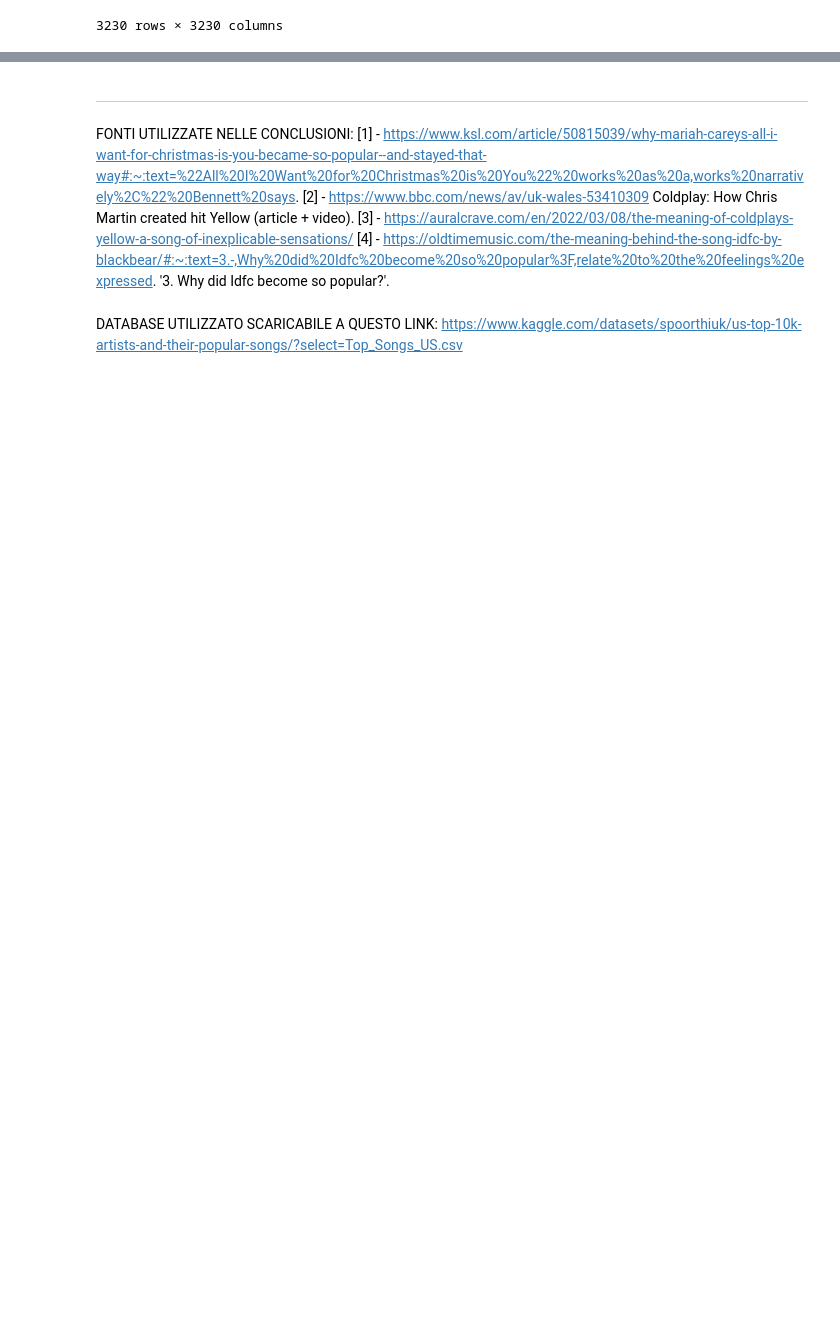
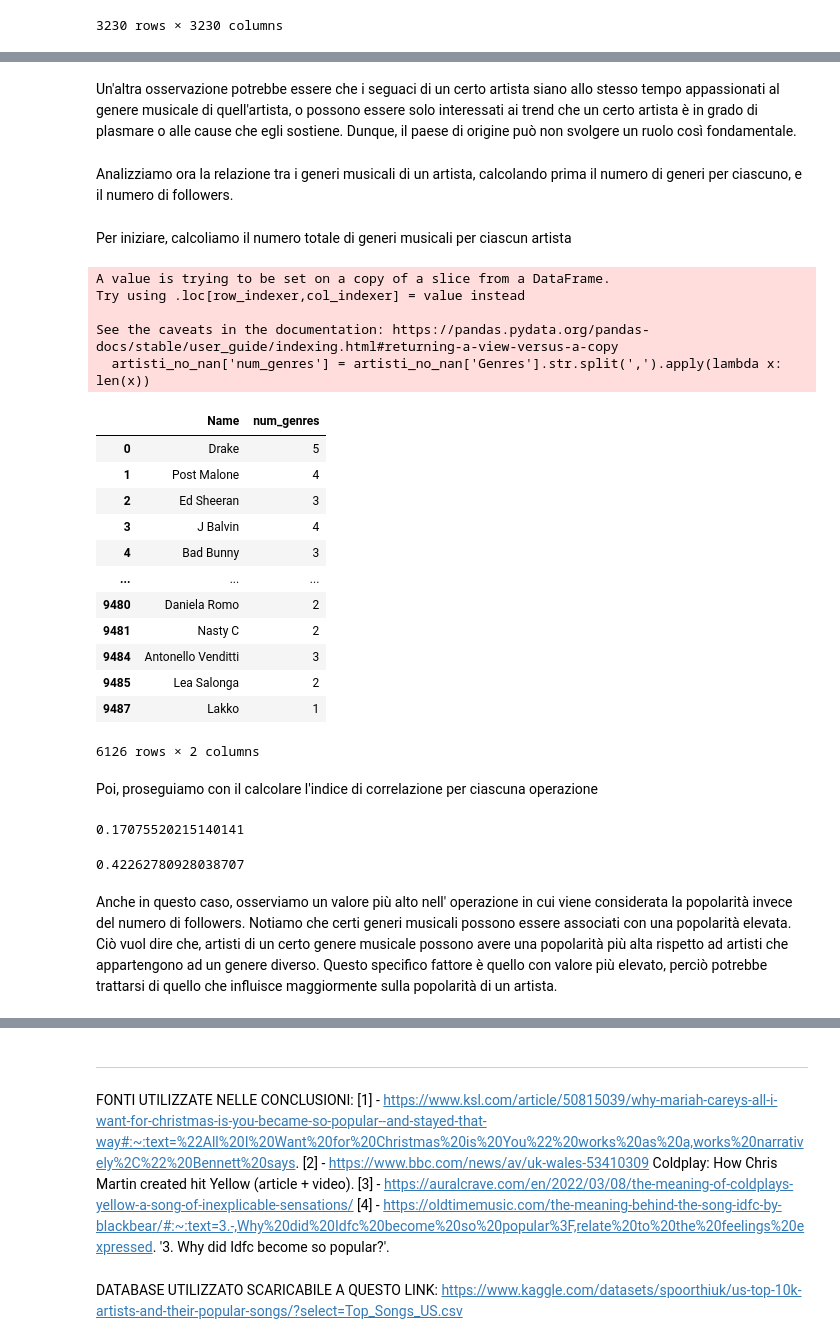
Before and after one commit to michelaminichini/Laboratorio-Big-Data-Progetto-2023, a Jupyter notebook: artists-top_songs.ipynb, the cells around one changed output, grey strips where cells are left out. Drawn from its saved outputs; the diff is of its cells as text; code cells hidden in the pictures; blank space fills up the shorter version.

```diff
--- a/artists-top_songs.ipynb
+++ b/artists-top_songs.ipynb
@@ -568,0 +601,42 @@ A causa di errori riscontrati nel tentativo di generare un grafico per osservare
+# %% [markdown]
+Un'altra osservazione potrebbe essere che i seguaci di un certo artista siano allo stesso tempo appassionati al genere musicale di quell'artista, o possono essere solo interessati ai trend che un certo artista è in grado di plasmare o alle cause che egli sostiene. Dunque, il paese di origine può non svolgere un ruolo così fondamentale.
+# %% [markdown]
+Analizziamo ora la relazione tra i generi musicali di un artista, calcolando prima il numero di generi per ciascuno, e il numero di followers.
+# %% [markdown]
+Per iniziare, calcoliamo il numero totale di generi musicali per ciascun artista
+# %%
+artisti_no_nan['num_genres'] = artisti_no_nan['Genres'].str.split(',').apply(lambda x: len(x))
+display(artisti_no_nan[['Name','num_genres']])
+# %% [output]
+A value is trying to be set on a copy of a slice from a DataFrame.
+Try using .loc[row_indexer,col_indexer] = value instead
+
+See the caveats in the documentation: https://pandas.pydata.org/pandas-docs/stable/user_guide/indexing.html#returning-a-view-versus-a-copy
+  artisti_no_nan['num_genres'] = artisti_no_nan['Genres'].str.split(',').apply(lambda x: len(x))
+|  | Name | num_genres |
+| 0 | Drake | 5 |
+| 1 | Post Malone | 4 |
+| 2 | Ed Sheeran | 3 |
+| 3 | J Balvin | 4 |
+| 4 | Bad Bunny | 3 |
+| ... | ... | ... |
+| 9480 | Daniela Romo | 2 |
+| 9481 | Nasty C | 2 |
+| 9484 | Antonello Venditti | 3 |
+| 9485 | Lea Salonga | 2 |
+| 9487 | Lakko | 1 |
+6126 rows × 2 columns
+# %% [markdown]
+Poi, proseguiamo con il calcolare l'indice di correlazione per ciascuna operazione
+# %%
+index_correlation_3 = artisti_no_nan['num_genres'].corr(artisti_no_nan['Followers'])
+index_correlation_3
+# %% [output]
+0.17075520215140141
+# %%
+index_correlation_4 = artisti_no_nan['num_genres'].corr(artisti_no_nan['Popularity'])
+index_correlation_4
+# %% [output]
+0.42262780928038707
+# %% [markdown]
+Anche in questo caso, osserviamo un valore più alto nell' operazione in cui viene considerata la popolarità invece del numero di followers. Notiamo che certi generi musicali possono essere associati con una popolarità elevata. Ciò vuol dire che, artisti di un certo genere musicale possono avere una popolarità più alta rispetto ad artisti che appartengono ad un genere diverso. Questo specifico fattore è quello con valore più elevato, perciò potrebbe trattarsi di quello che influisce maggiormente sulla popolarità di un artista.
```
Also changed, not shown: parts of 18 cells of this notebook.
